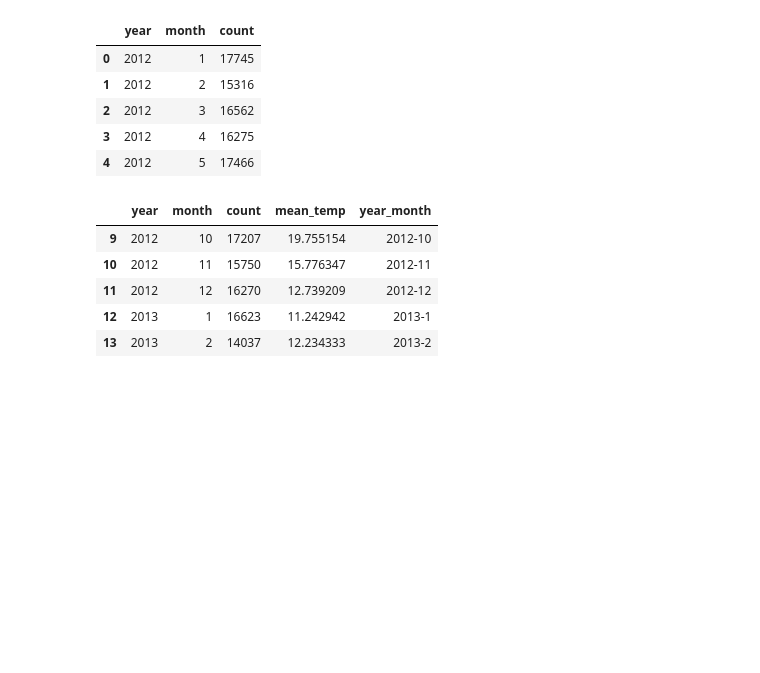
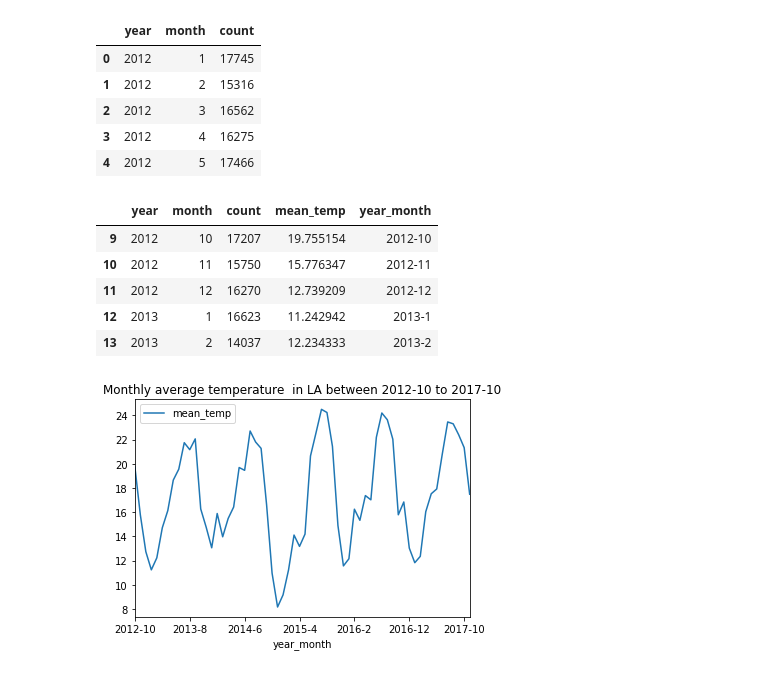
Before and after one commit to AprilW048/Final_Project, a Jupyter notebook: Weatherindex_and_Crime.ipynb, the cells around one changed output. Drawn from its saved outputs; the diff is of its cells as text; code cells hidden in the pictures; blank space fills up the shorter version.

```diff
--- a/Weatherindex_and_Crime.ipynb
+++ b/Weatherindex_and_Crime.ipynb
@@ -643,7 +656,7 @@ See the caveats in the documentation: http://pandas.pydata.org/pandas-docs/stabl
 | 3 | 18.362844 | 2012 | 10 | 1 |
 | 4 | 18.357503 | 2012 | 10 | 1 |
 # %%
-LA_temp_avg_month=LA_temp[['Los Angeles','year','month']].groupby(['year','month'], as_index=False ).agg({'mean'}).reset_index().rename(columns={'Los Angeles':'mean_temp'})
+LA_temp_avg_month=LA_temp[['Los Angeles','year_month']].groupby(['year','month'], as_index=False ).agg({'mean'}).reset_index().rename(columns={'Los Angeles':'mean_temp'})
 LA_temp_avg_month.columns = LA_temp_avg_month.columns.droplevel(1)
 LA_temp_avg_month.head()
 # %% [output]
@@ -677,6 +691,9 @@ LA_crime_weather_month.head()
 | 12 | 2013 | 1 | 16623 | 11.242942 | 2013-1 |
 | 13 | 2013 | 2 | 14037 | 12.234333 | 2013-2 |
 # %%
-LA_crime_weather_month.plot(x='year_month', y='mean_temp')
+LA_t_plot=LA_crime_weather_month.plot(x='year_month', y='mean_temp')
+LA_t_plot.set_title('Monthly average temperature  in LA between 2012-10 to 2017-10')
 plt.show()
+# %% [output]
+[figure, added]
 # %%
```
Also changed, not shown: parts of 8 cells of this notebook.
